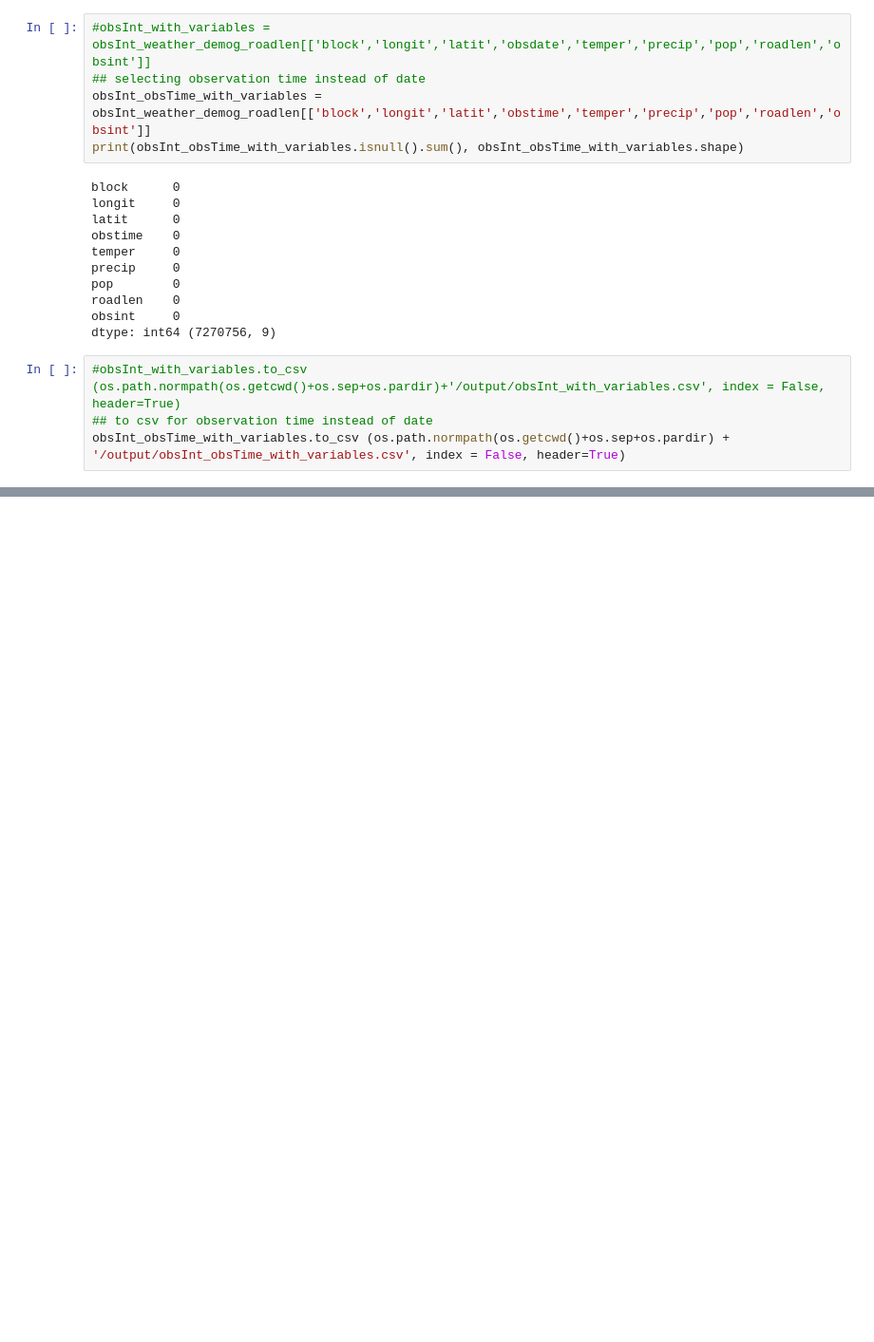
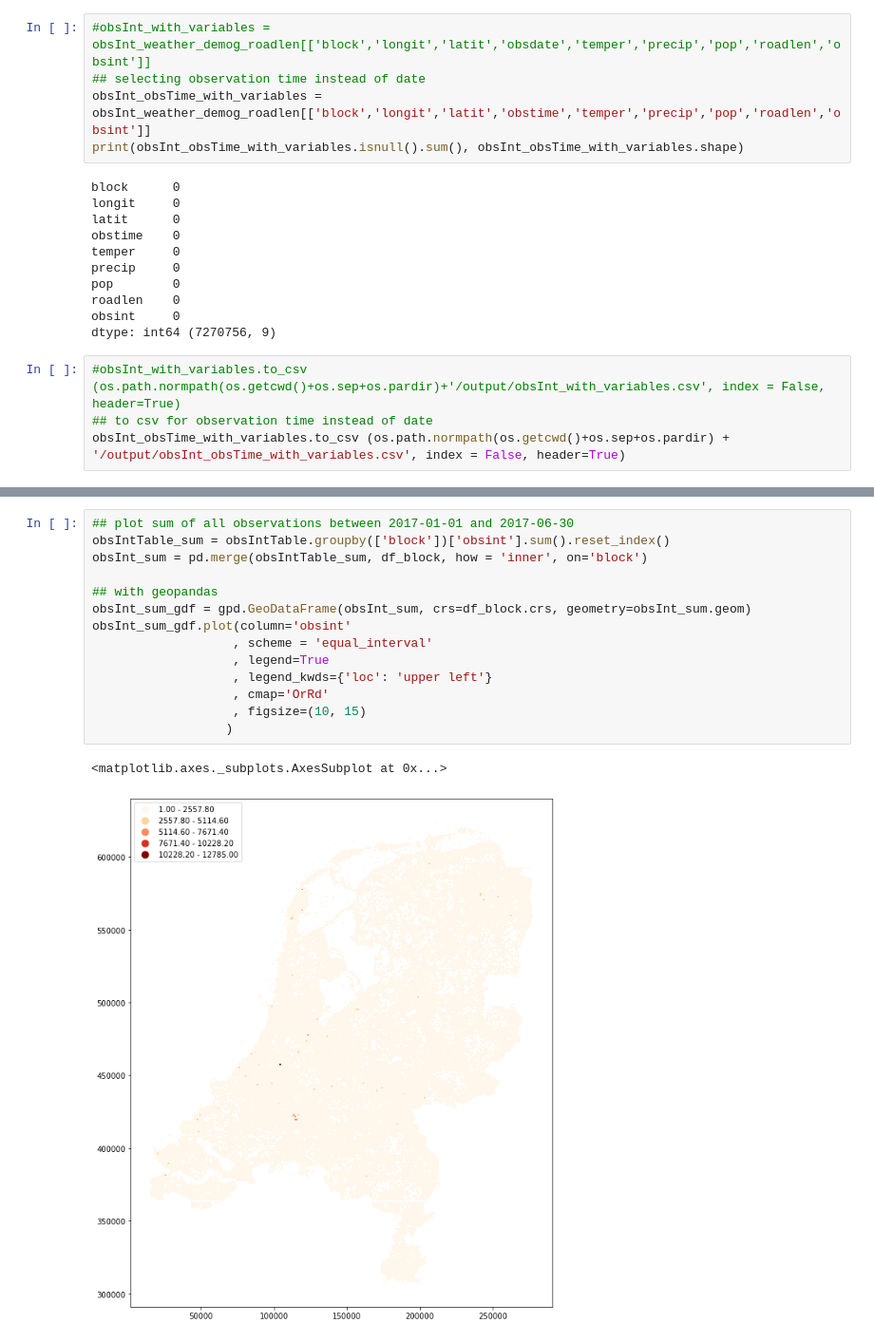
Before and after one commit to GBP-Group4/ObsInt, a Jupyter notebook: input/pre-processing.ipynb, the cells around one changed output, grey strips where cells are left out. Shown at 95% size. Cells and saved outputs as stored; diff of their text form; blank space fills up the shorter version.

```diff
--- a/input/pre-processing.ipynb
+++ b/input/pre-processing.ipynb
@@ -153,0 +168,17 @@ obsInt_obsTime_with_variables.to_csv (os.path.normpath(os.getcwd()+os.sep+os.par
+# %%
+## plot sum of all observations between 2017-01-01 and 2017-06-30
+obsIntTable_sum = obsIntTable.groupby(['block'])['obsint'].sum().reset_index()
+obsInt_sum = pd.merge(obsIntTable_sum, df_block, how = 'inner', on='block')
+
+## with geopandas
+obsInt_sum_gdf = gpd.GeoDataFrame(obsInt_sum, crs=df_block.crs, geometry=obsInt_sum.geom)
+obsInt_sum_gdf.plot(column='obsint'
+                   , scheme = 'equal_interval'
+                   , legend=True
+                   , legend_kwds={'loc': 'upper left'}
+                   , cmap='OrRd'
+                   , figsize=(10, 15)
+                  )
+# %% [output]
+<matplotlib.axes._subplots.AxesSubplot at 0x...>
+[figure, added]
```
Also changed, not shown: parts of 4 cells of this notebook.
